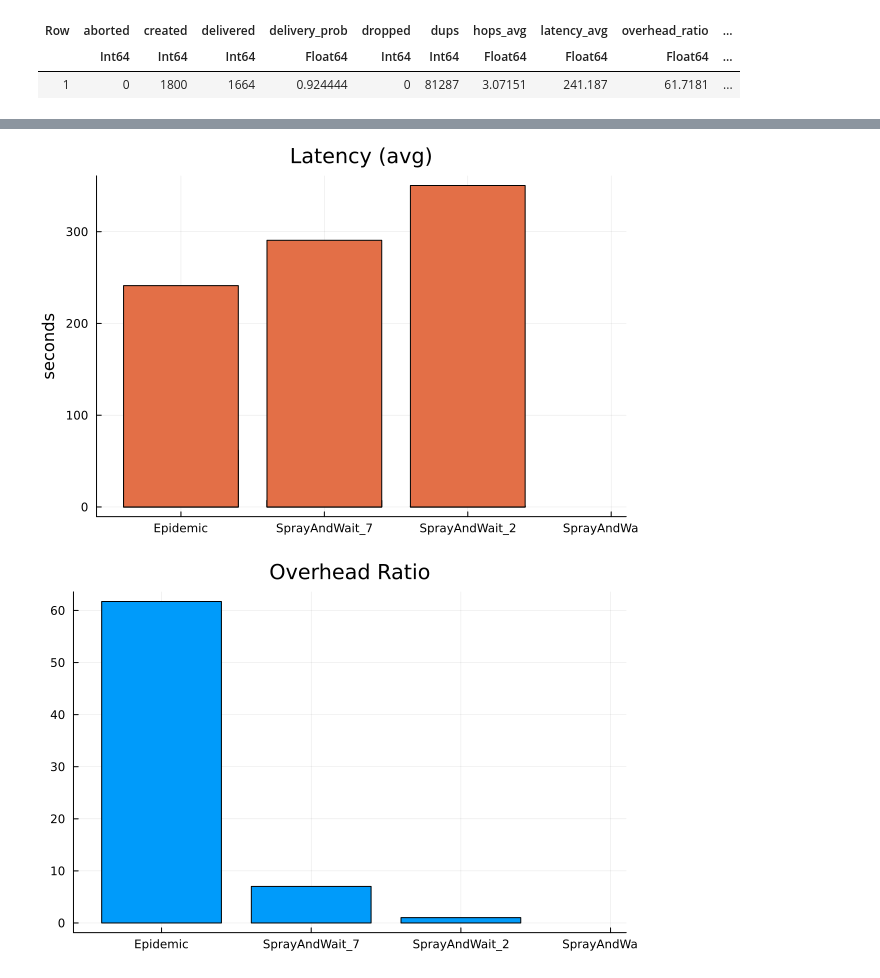
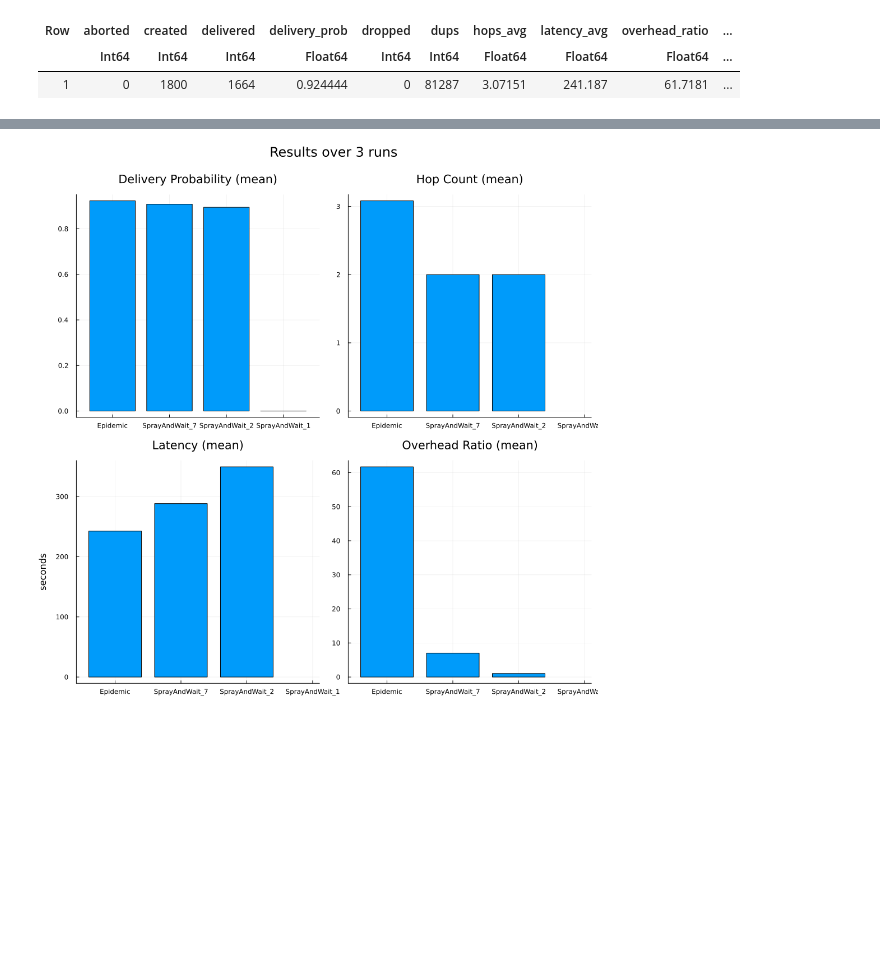
Before and after one commit to gh0st42/JONS.jl, a Jupyter notebook: examples/JONS.ipynb, the cells around one changed output, grey strips where cells are left out. Cells and saved outputs as stored; diff of their text form; code cells hidden in the pictures; blank space fills up the shorter version.

Commit message:
feat: combined graph output in notebook

```diff
--- a/examples/JONS.ipynb
+++ b/examples/JONS.ipynb
@@ -179,11 +184,25 @@ title!("Hop Count (avg)")
-# %%
-bar!(df[!,"Strategy"], df[!, "latency_avg"], label="")
-title!("Latency (avg)")
-ylabel!("seconds")
-# %% [output]
-[figure, removed]
-# %%
-bar(df[!,"Strategy"], df[!, "overhead_ratio"], label="")
-title!("Overhead Ratio")
-# %% [output]
-[figure, removed]
+# %%
+using Plots
+using Statistics
+
+g_strat = groupby(df, :Strategy)
+df1 = combine(g_strat, [:delivery_prob] .=> mean)
+p1 = bar(df1[!,"Strategy"], df1[!, "delivery_prob_mean"], label="")
+title!("Delivery Probability (mean)")
+
+df1 = combine(g_strat, [:hops_avg] .=> mean)
+p2 = bar(df1[!,"Strategy"], df1[!, "hops_avg_mean"], label="")
+title!("Hop Count (mean)")
+
+df1 = combine(g_strat, [:latency_avg] .=> mean)
+p3 = bar(df1[!,"Strategy"], df1[!, "latency_avg_mean"], label="")
+title!("Latency (mean)")
+ylabel!("seconds")
+
+df1 = combine(g_strat, [:overhead_ratio] .=> mean)
+p4 = bar(df1[!,"Strategy"], df1[!, "overhead_ratio_mean"], label="")
+title!("Overhead Ratio (mean)")
+
+plot(p1,p2, p3, p4, layout=(2,2), size=(1000,1000), plot_title="Results over " * string(NUM_RUNS) * " runs")
+# %% [output]
+[figure, added]
```
Also changed, not shown: parts of 5 cells of this notebook.
